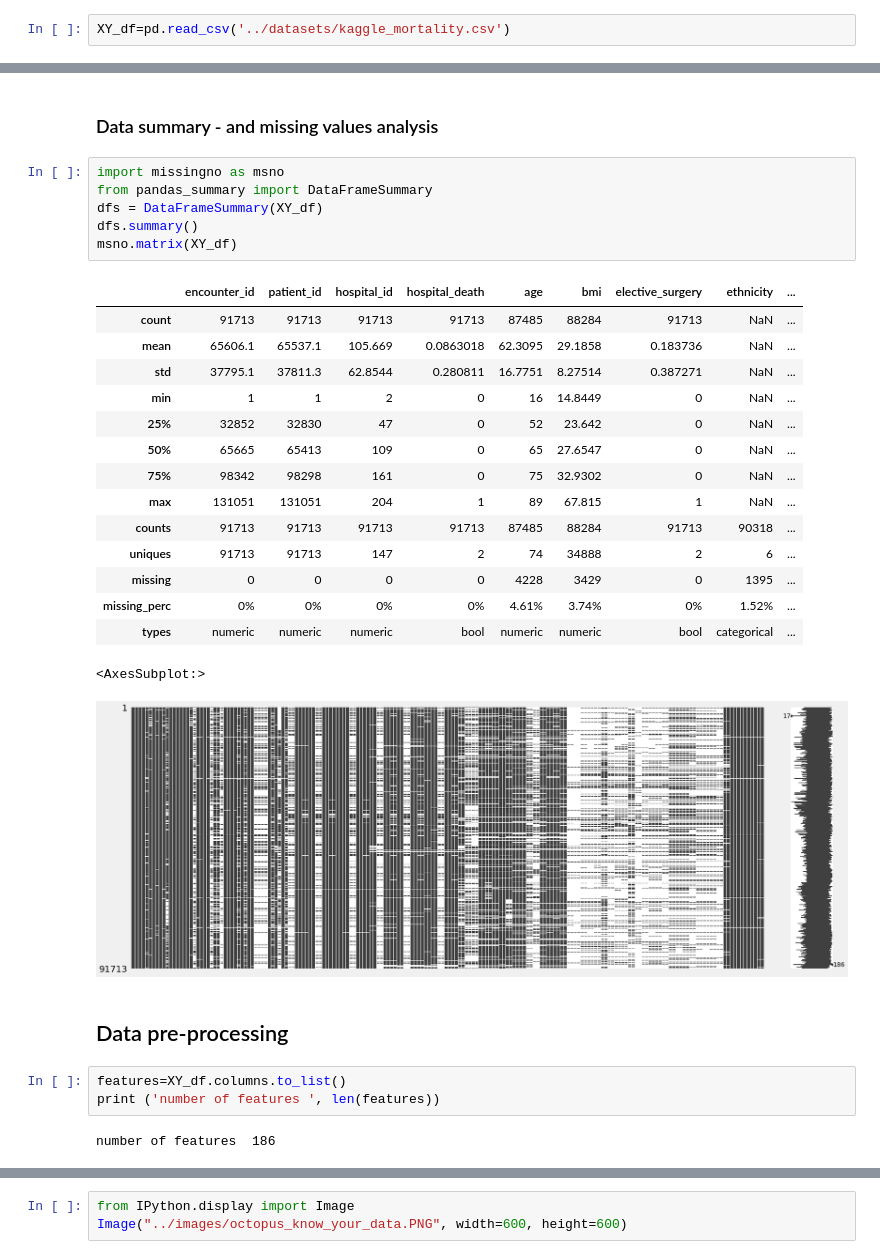
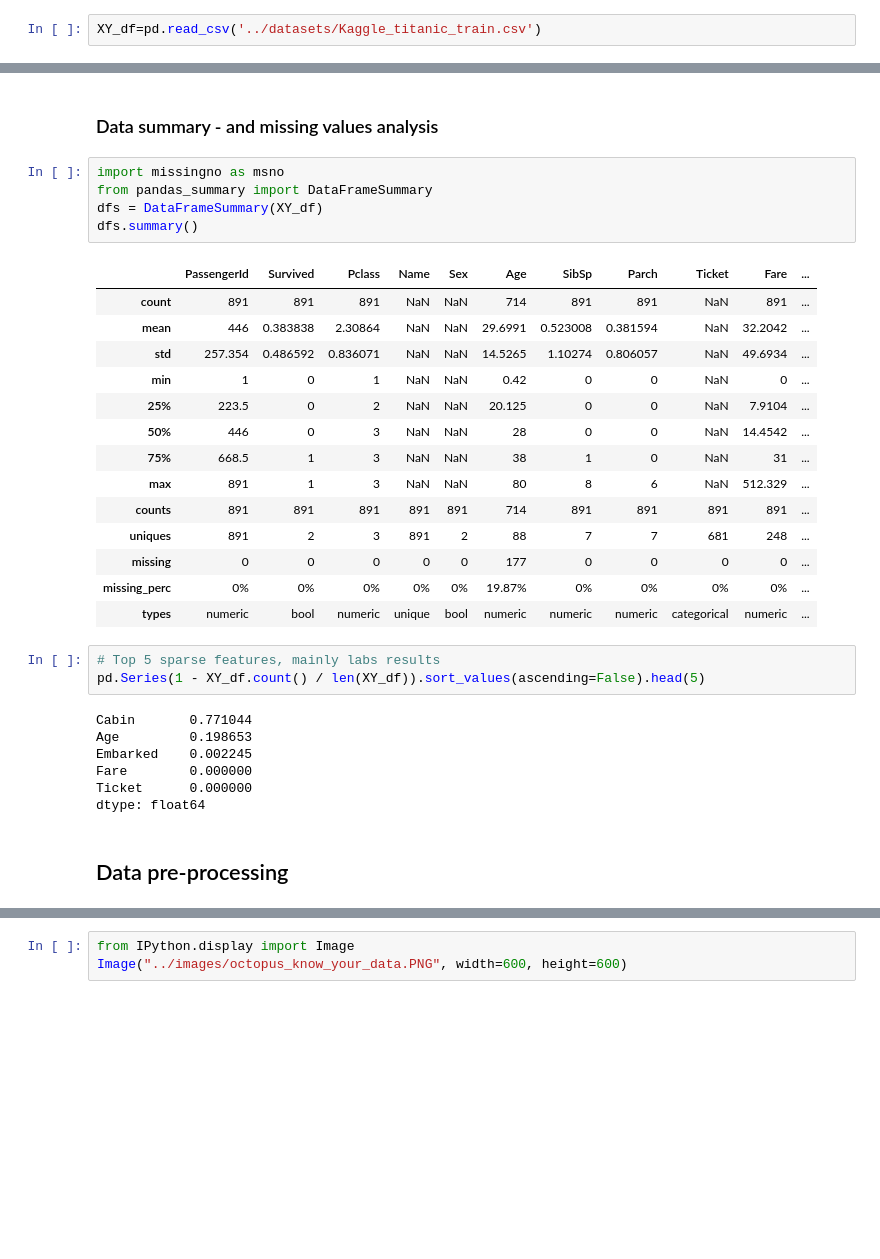
Before and after one commit to gershonc/octopus-ml, a Jupyter notebook: notebooks/octopus_showcase.ipynb, the cells around one changed output, grey strips where cells are left out. Cells and saved outputs as stored; diff of their text form; blank space fills up the shorter version.

```diff
--- a/notebooks/octopus_showcase.ipynb
+++ b/notebooks/octopus_showcase.ipynb
@@ -19,5 +24,5 @@ import seaborn as sns
 # %%
-XY_df=pd.read_csv('../datasets/kaggle_mortality.csv')
+XY_df=pd.read_csv('../datasets/Kaggle_titanic_train.csv')
 # %% [markdown]
 # EDA and pre-processing
 # %% [markdown]
@@ -64,30 +67,32 @@ oc.hist_target(XY_df, 'icu_id', 'hospital_death')
 # %%
 import missingno as msno
 from pandas_summary import DataFrameSummary
 dfs = DataFrameSummary(XY_df)
 dfs.summary()
-msno.matrix(XY_df)
 # %% [output]
-|  | encounter_id | patient_id | hospital_id | hospital_death | age | bmi | elective_surgery | ethnicity | ... |
-| count | 91713 | 91713 | 91713 | 91713 | 87485 | 88284 | 91713 | NaN | ... |
-| mean | 65606.1 | 65537.1 | 105.669 | 0.0863018 | 62.3095 | 29.1858 | 0.183736 | NaN | ... |
-| std | 37795.1 | 37811.3 | 62.8544 | 0.280811 | 16.7751 | 8.27514 | 0.387271 | NaN | ... |
-| min | 1 | 1 | 2 | 0 | 16 | 14.8449 | 0 | NaN | ... |
-| 25% | 32852 | 32830 | 47 | 0 | 52 | 23.642 | 0 | NaN | ... |
-| 50% | 65665 | 65413 | 109 | 0 | 65 | 27.6547 | 0 | NaN | ... |
-| 75% | 98342 | 98298 | 161 | 0 | 75 | 32.9302 | 0 | NaN | ... |
-| max | 131051 | 131051 | 204 | 1 | 89 | 67.815 | 1 | NaN | ... |
-| counts | 91713 | 91713 | 91713 | 91713 | 87485 | 88284 | 91713 | 90318 | ... |
-| uniques | 91713 | 91713 | 147 | 2 | 74 | 34888 | 2 | 6 | ... |
-| missing | 0 | 0 | 0 | 0 | 4228 | 3429 | 0 | 1395 | ... |
-| missing_perc | 0% | 0% | 0% | 0% | 4.61% | 3.74% | 0% | 1.52% | ... |
-| types | numeric | numeric | numeric | bool | numeric | numeric | bool | categorical | ... |
+|  | PassengerId | Survived | Pclass | Name | Sex | Age | SibSp | Parch | Ticket | Fare | ... |
+| count | 891 | 891 | 891 | NaN | NaN | 714 | 891 | 891 | NaN | 891 | ... |
+| mean | 446 | 0.383838 | 2.30864 | NaN | NaN | 29.6991 | 0.523008 | 0.381594 | NaN | 32.2042 | ... |
+| std | 257.354 | 0.486592 | 0.836071 | NaN | NaN | 14.5265 | 1.10274 | 0.806057 | NaN | 49.6934 | ... |
+| min | 1 | 0 | 1 | NaN | NaN | 0.42 | 0 | 0 | NaN | 0 | ... |
+| 25% | 223.5 | 0 | 2 | NaN | NaN | 20.125 | 0 | 0 | NaN | 7.9104 | ... |
+| 50% | 446 | 0 | 3 | NaN | NaN | 28 | 0 | 0 | NaN | 14.4542 | ... |
+| 75% | 668.5 | 1 | 3 | NaN | NaN | 38 | 1 | 0 | NaN | 31 | ... |
+| max | 891 | 1 | 3 | NaN | NaN | 80 | 8 | 6 | NaN | 512.329 | ... |
+| counts | 891 | 891 | 891 | 891 | 891 | 714 | 891 | 891 | 891 | 891 | ... |
+| uniques | 891 | 2 | 3 | 891 | 2 | 88 | 7 | 7 | 681 | 248 | ... |
+| missing | 0 | 0 | 0 | 0 | 0 | 177 | 0 | 0 | 0 | 0 | ... |
+| missing_perc | 0% | 0% | 0% | 0% | 0% | 19.87% | 0% | 0% | 0% | 0% | ... |
+| types | numeric | bool | numeric | unique | bool | numeric | numeric | numeric | categorical | numeric | ... |
-<AxesSubplot:>
-[figure, removed]
+# %%
+# Top 5 sparse features, mainly labs results
+pd.Series(1 - XY_df.count() / len(XY_df)).sort_values(ascending=False).head(5)
+# %% [output]
+Cabin       0.771044
+Age         0.198653
+Embarked    0.002245
+Fare        0.000000
+Ticket      0.000000
+dtype: float64
 # %% [markdown]
 ## Data pre-processing
-# %%
-features=XY_df.columns.to_list()
-print ('number of features ', len(features))
-# %% [output]
-number of features  186
```
Also changed, not shown: parts of 42 cells of this notebook, 5 other files.
